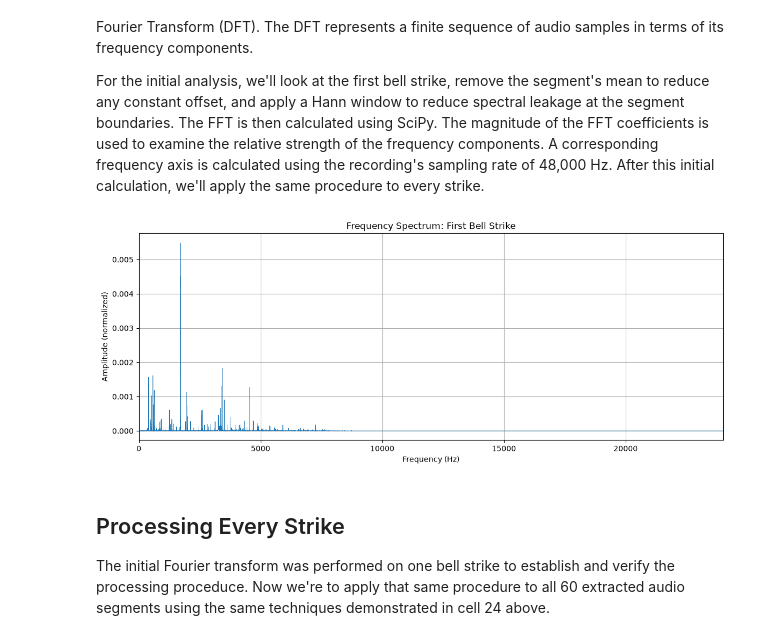
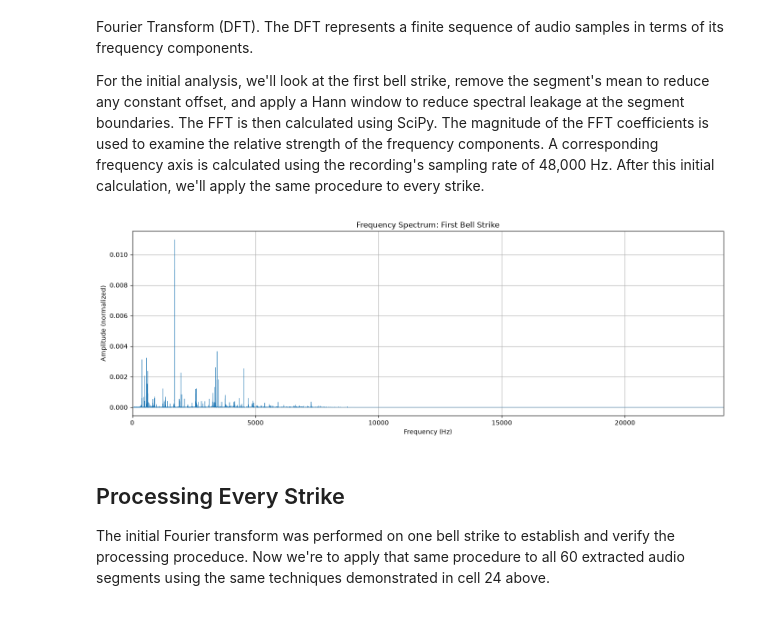
Before and after one commit to nrrorton/cymbal_sound_analysis, a Jupyter notebook: cymbal_audio_analysis.ipynb, the cells around one changed output. Cells and saved outputs as stored; diff of their text form; code cells hidden in the pictures.

```diff
--- a/cymbal_audio_analysis.ipynb
+++ b/cymbal_audio_analysis.ipynb
@@ -279,33 +283,35 @@ For the initial analysis, we'll look at the first bell strike, remove the segmen
 # %%
 from scipy.fft import rfft, rfftfreq
 from scipy.signal.windows import hann
 
 # Using the first bell strike labeled as test_segment in cell 20 above and removing the constant mean.
 centered_segment = test_segment - np.mean(test_segment)
 
 window = hann(len(centered_segment), sym=False)
 windowed_segment = centered_segment*window
 
 # Now to calculate the FFT and corresponding frequencies
 fft_values = rfft(windowed_segment)
 frequencies = rfftfreq(len(windowed_segment), d=1/sample_rate)
 
 # Gathering the magnitude of each complex FFT coefficient and refining out the non-complex portion.
 amplitude = np.abs(fft_values)/np.sum(window)
+amplitude[1:-1] *= 2
 
 # We need to account for neagtive frequency components ommitted by rfft. We don't touch the DC component at index 0, or the Nyquist component at index -1.
 
 # Let's plot the spectrum
 plt.figure(figsize=(14, 5))
 plt.plot(frequencies, amplitude, linewidth=0.5)
 plt.xlabel('Frequency (Hz)')
 plt.ylabel('Amplitude (normalized)')
 plt.title('Frequency Spectrum: First Bell Strike')
 plt.xlim(0, sample_rate/2)
 plt.grid(True)
+plt.tight_layout()
 plt.show()
 # %% [output]
-[figure, old version]
+[figure, new version]
 # %% [markdown]
 ## Processing Every Strike
 
```
Also changed, not shown: parts of 14 cells of this notebook.
